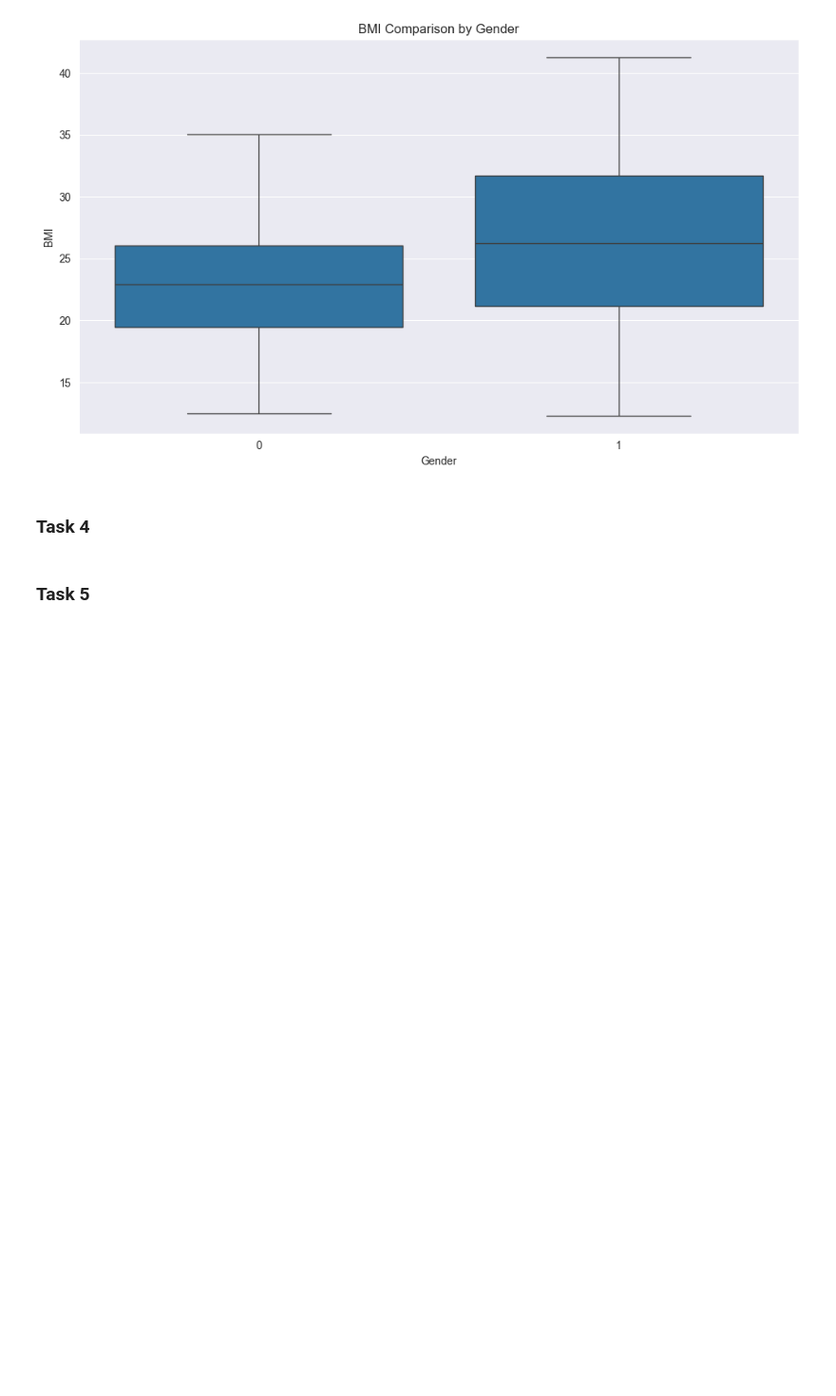
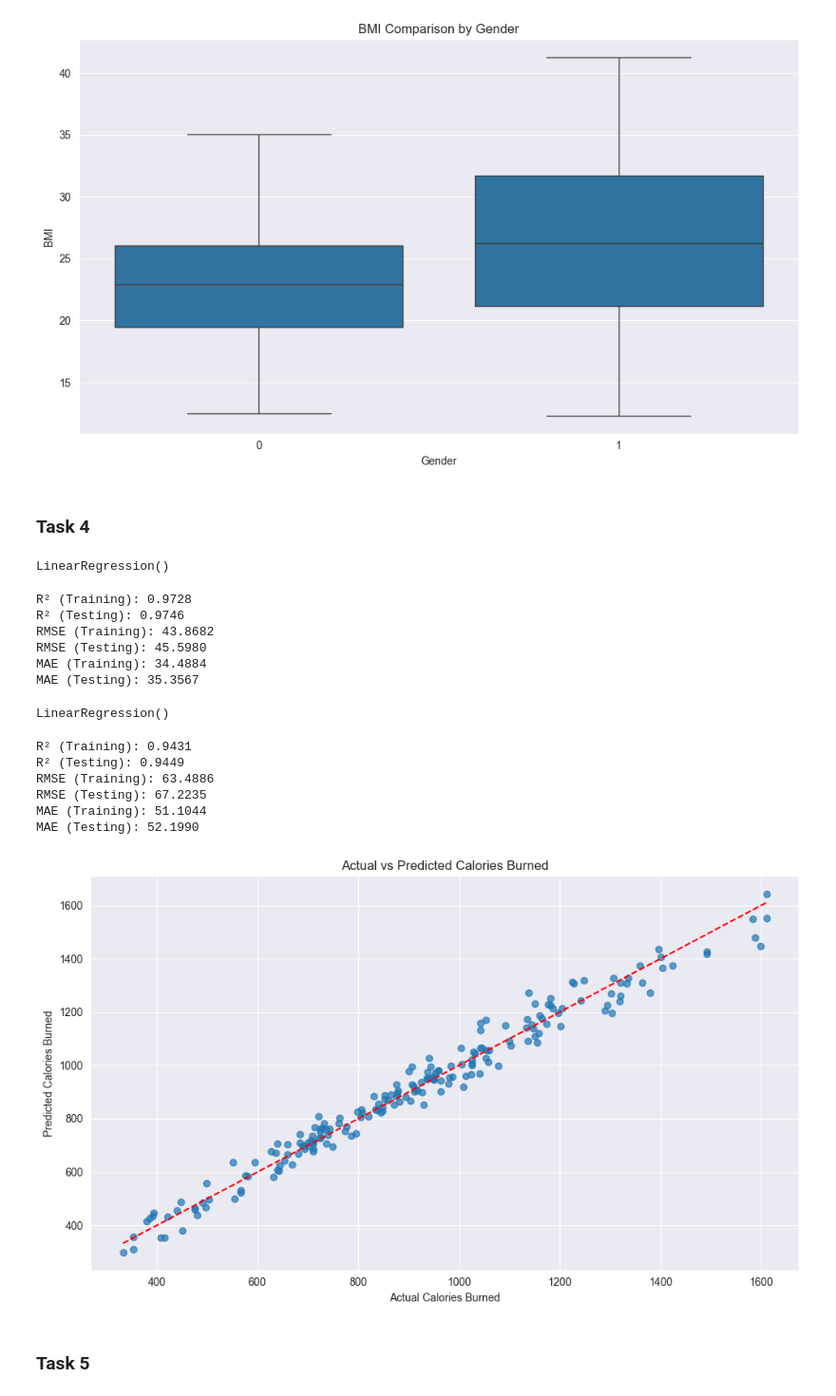
Before and after one commit to ivan-22-3-5/data_analysis_6th_sem, a Jupyter notebook: final-project/final-project.ipynb, the cells around one changed output. Shown at 95% size. Saved outputs shown, nothing was run; the diff lists cells and outputs as text; code cells hidden in the pictures; blank space fills up the shorter version.

```diff
--- a/final-project/final-project.ipynb
+++ b/final-project/final-project.ipynb
@@ -382,0 +388,6 @@ There is a significant difference in mean BMI between males and females.
+# %%
+y = df_transformed['calories_burned']
+
+X = df_transformed[['age', 'weight', 'height', 'max_bpm', 'avg_bpm',
+                        'resting_bpm', 'session_duration', 'fat_percentage',
+                        'water_intake', 'workout_frequency', 'experience_level', 'bmi']]
@@ -383,3 +396,77 @@ There is a significant difference in mean BMI between males and females.
+# %%
+model = LinearRegression()
+model.fit(X_train, y_train)
+# %% [output]
+LinearRegression()
+# %%
+y_pred_train = model.predict(X_train)
+y_pred_test = model.predict(X_test)
+
+r2_train = r2_score(y_train, y_pred_train)
+r2_test = r2_score(y_test, y_pred_test)
+rmse_train = np.sqrt(mean_squared_error(y_train, y_pred_train))
+rmse_test = np.sqrt(mean_squared_error(y_test, y_pred_test))
+mae_train = mean_absolute_error(y_train, y_pred_train)
+mae_test = mean_absolute_error(y_test, y_pred_test)
+
+print(f"R² (Training): {r2_train:.4f}")
+print(f"R² (Testing): {r2_test:.4f}")
+print(f"RMSE (Training): {rmse_train:.4f}")
+print(f"RMSE (Testing): {rmse_test:.4f}")
+print(f"MAE (Training): {mae_train:.4f}")
+print(f"MAE (Testing): {mae_test:.4f}")
+# %% [output]
+R² (Training): 0.9728
+R² (Testing): 0.9746
+RMSE (Training): 43.8682
+RMSE (Testing): 45.5980
+MAE (Training): 34.4884
+MAE (Testing): 35.3567
+# %%
+optimal_features = ['weight', 'session_duration', 'avg_bpm', 'experience_level', 'workout_frequency']
+X_optimal = df_transformed[optimal_features]
+
+X_train_opt, X_test_opt, y_train, y_test = train_test_split(X_optimal, y, test_size=0.2, random_state=42)
+# %%
+model_opt = LinearRegression()
+model_opt.fit(X_train_opt, y_train)
+# %% [output]
+LinearRegression()
+# %%
+y_pred_train = model_opt.predict(X_train_opt)
+y_pred_test = model_opt.predict(X_test_opt)
+
+r2_train = r2_score(y_train, y_pred_train)
+r2_test = r2_score(y_test, y_pred_test)
+rmse_train = np.sqrt(mean_squared_error(y_train, y_pred_train))
+rmse_test = np.sqrt(mean_squared_error(y_test, y_pred_test))
+mae_train = mean_absolute_error(y_train, y_pred_train)
+mae_test = mean_absolute_error(y_test, y_pred_test)
+
+print(f"R² (Training): {r2_train:.4f}")
+print(f"R² (Testing): {r2_test:.4f}")
+print(f"RMSE (Training): {rmse_train:.4f}")
+print(f"RMSE (Testing): {rmse_test:.4f}")
+print(f"MAE (Training): {mae_train:.4f}")
+print(f"MAE (Testing): {mae_test:.4f}")
+# %% [output]
+R² (Training): 0.9431
+R² (Testing): 0.9449
+RMSE (Training): 63.4886
+RMSE (Testing): 67.2235
+MAE (Training): 51.1044
+MAE (Testing): 52.1990
+# %%
+plt.figure(figsize=(10, 6))
+plt.scatter(y_test, y_pred_test, alpha=0.7)
+plt.plot([y_test.min(), y_test.max()], [y_test.min(), y_test.max()], 'r--')
+plt.xlabel('Actual Calories Burned')
+plt.ylabel('Predicted Calories Burned')
+plt.title('Actual vs Predicted Calories Burned')
+plt.tight_layout()
+plt.show()
+# %% [output]
+[figure, added]
 # %% [markdown]
 ### Task 5
 # %% [markdown]
```
Also changed, not shown: parts of 2 cells of this notebook.
